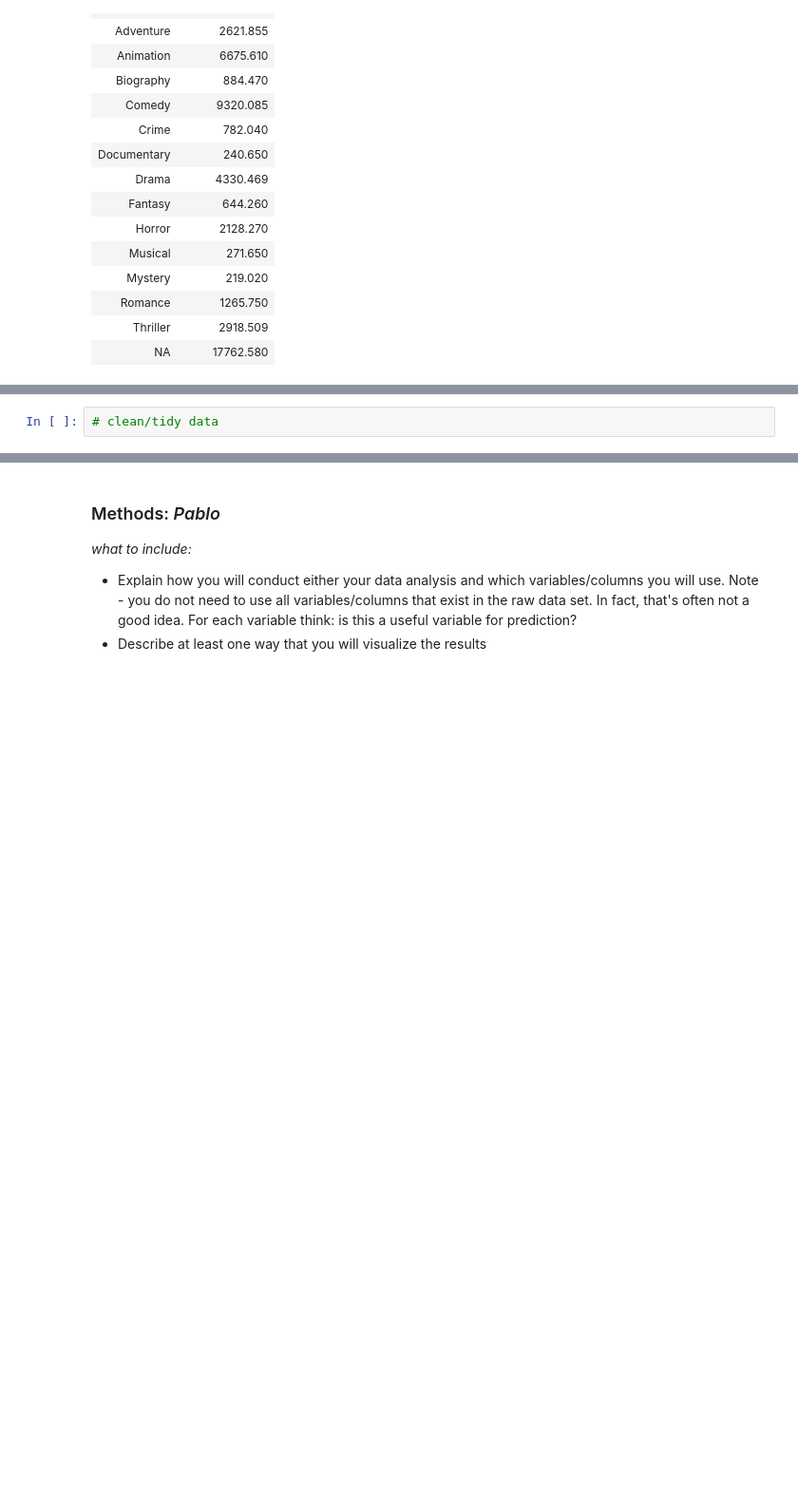
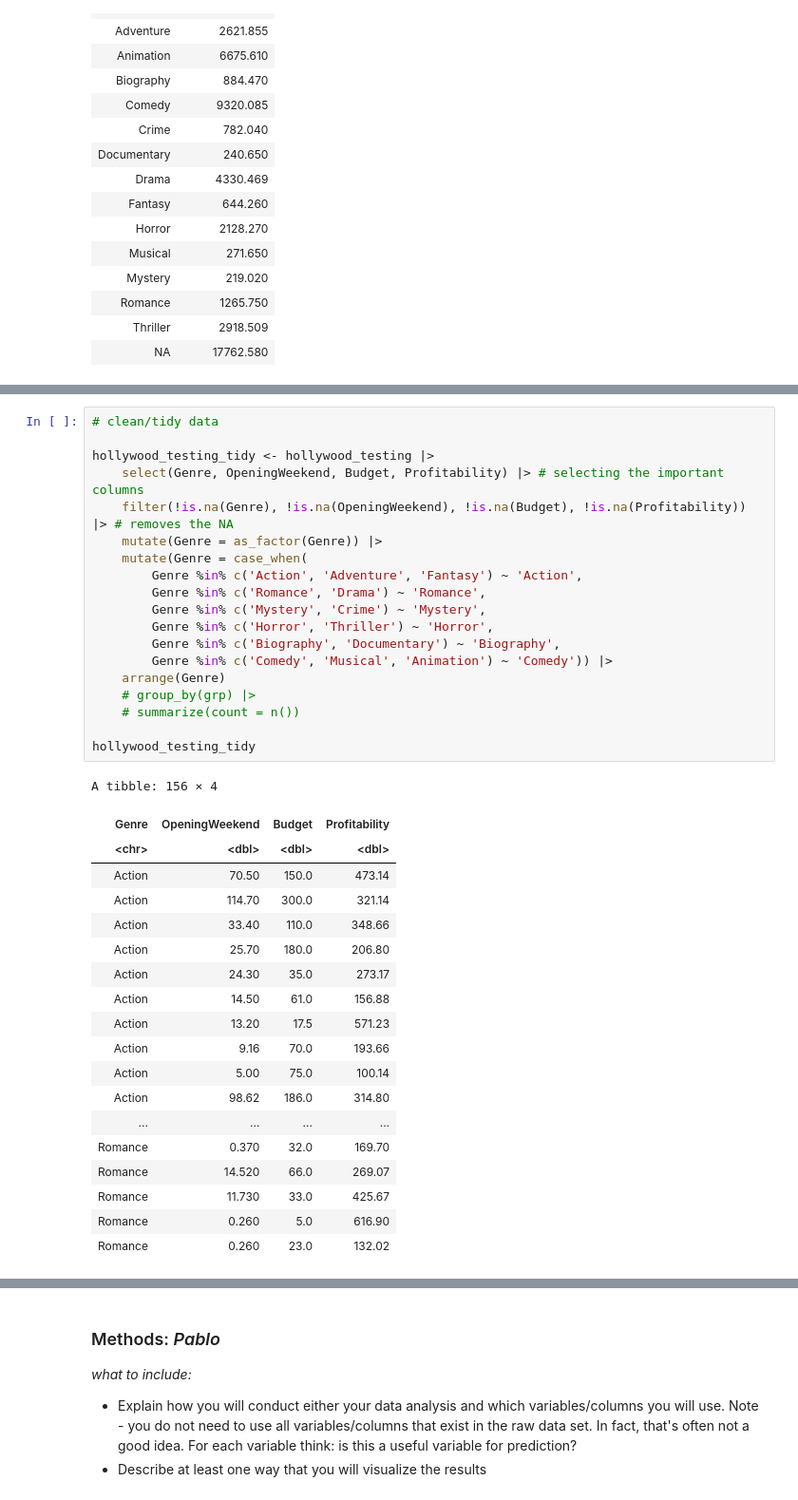
Before and after one commit to MatthewAnder/dsci-100_project_group24, a Jupyter notebook: Project Proposal (Group 24).ipynb, the cells around one changed output, grey strips where cells are left out. Shown at 95% size. Drawn from its saved outputs; the diff is of its cells as text; blank space fills up the shorter version.

```diff
--- a/Project Proposal (Group 24).ipynb
+++ b/Project Proposal (Group 24).ipynb
@@ -116,4 +126,41 @@ hollywood_testing <- testing(hollywood_split)
 # %%
 # clean/tidy data
+
+hollywood_testing_tidy <- hollywood_testing |>
+    select(Genre, OpeningWeekend, Budget, Profitability) |> # selecting the important columns
+    filter(!is.na(Genre), !is.na(OpeningWeekend), !is.na(Budget), !is.na(Profitability)) |> # removes the NA
+    mutate(Genre = as_factor(Genre)) |>
+    mutate(Genre = case_when(
+        Genre %in% c('Action', 'Adventure', 'Fantasy') ~ 'Action',
+        Genre %in% c('Romance', 'Drama') ~ 'Romance',
+        Genre %in% c('Mystery', 'Crime') ~ 'Mystery',
+        Genre %in% c('Horror', 'Thriller') ~ 'Horror',
+        Genre %in% c('Biography', 'Documentary') ~ 'Biography',
+        Genre %in% c('Comedy', 'Musical', 'Animation') ~ 'Comedy')) |>
+    arrange(Genre)
+    # group_by(grp) |>
+    # summarize(count = n())
+
+hollywood_testing_tidy
+# %% [output]
+A tibble: 156 × 4
+| Genre | OpeningWeekend | Budget | Profitability |
+| <chr> | <dbl> | <dbl> | <dbl> |
+| Action | 70.50 | 150.0 | 473.14 |
+| Action | 114.70 | 300.0 | 321.14 |
+| Action | 33.40 | 110.0 | 348.66 |
+| Action | 25.70 | 180.0 | 206.80 |
+| Action | 24.30 | 35.0 | 273.17 |
+| Action | 14.50 | 61.0 | 156.88 |
+| Action | 13.20 | 17.5 | 571.23 |
+| Action | 9.16 | 70.0 | 193.66 |
+| Action | 5.00 | 75.0 | 100.14 |
+| Action | 98.62 | 186.0 | 314.80 |
+| ... | ... | ... | ... |
+| Romance | 0.370 | 32.0 | 169.70 |
+| Romance | 14.520 | 66.0 | 269.07 |
+| Romance | 11.730 | 33.0 | 425.67 |
+| Romance | 0.260 | 5.0 | 616.90 |
+| Romance | 0.260 | 23.0 | 132.02 |
 # %%
 # summarize the data in at least one table
```
Also changed, not shown: parts of 7 cells of this notebook.
